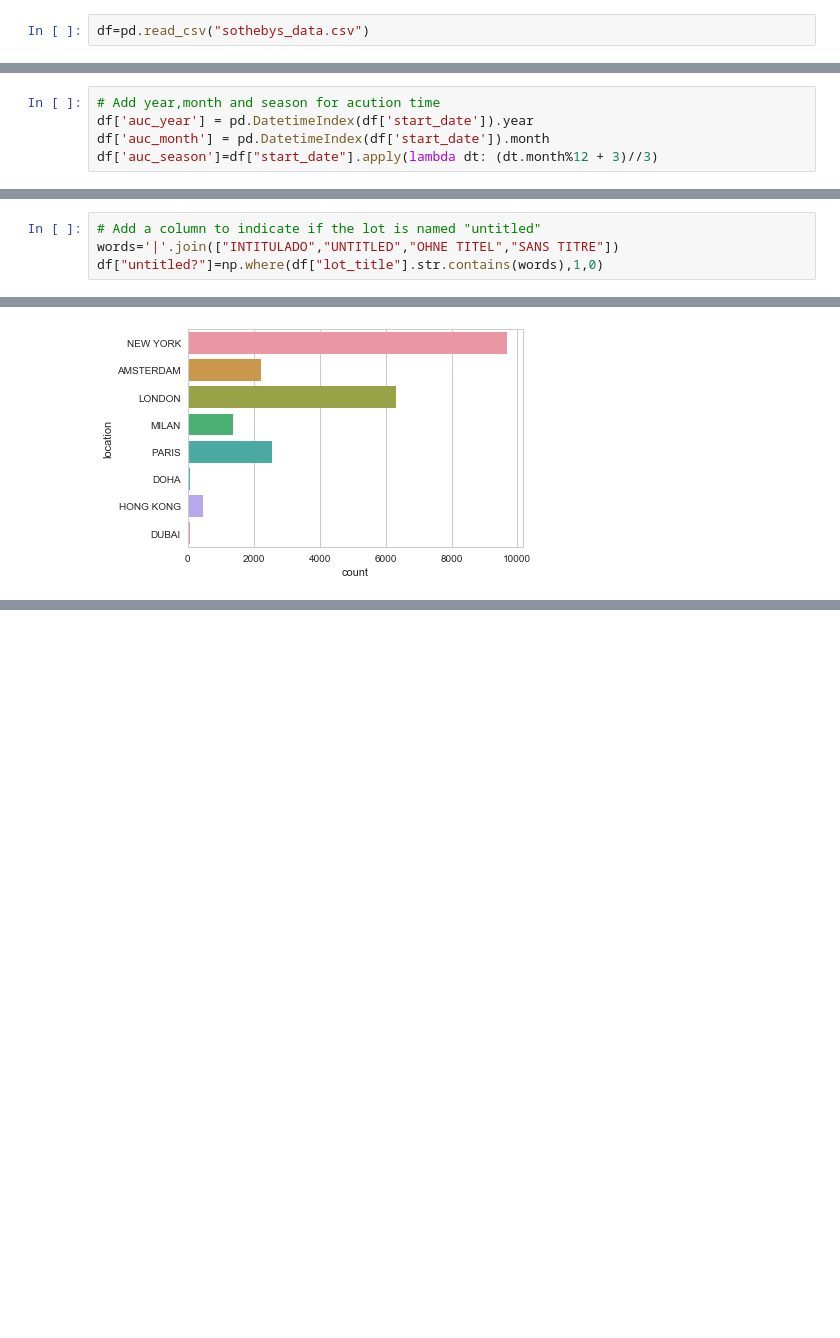
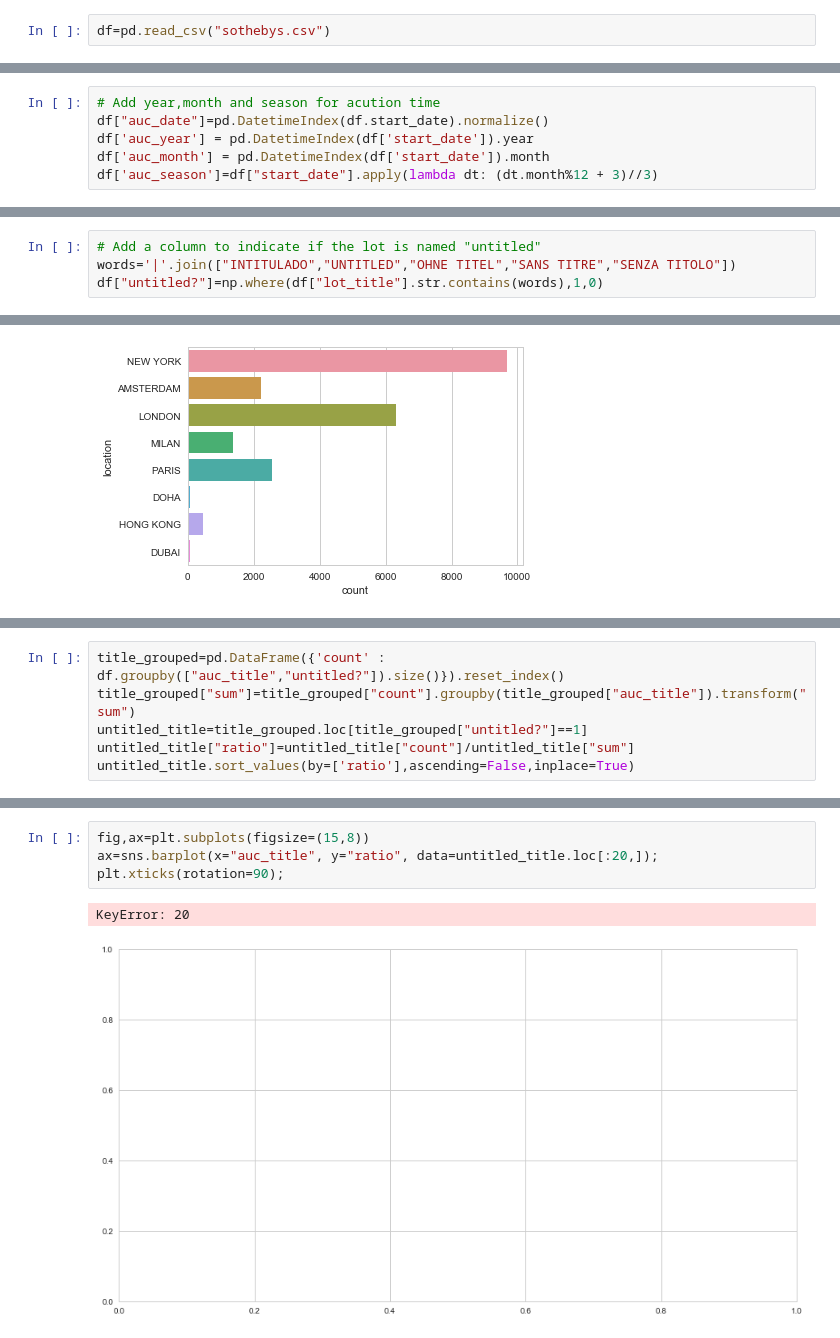
Before and after one commit to serenazzz/art-auction-visualization-project, a Jupyter notebook: Preprocessing.ipynb, the cells around one changed output, grey strips where cells are left out. Cells and saved outputs as stored; diff of their text form; blank space fills up the shorter version.

```diff
--- a/Preprocessing.ipynb
+++ b/Preprocessing.ipynb
@@ -8,7 +8,7 @@ sns.set_style("whitegrid")
 # %% [markdown]
 ## 1. Load Data
 # %%
-df=pd.read_csv("sothebys_data.csv")
+df=pd.read_csv("sothebys.csv")
 # %%
 df.shape
 # %% [output]
@@ -28,6 +28,7 @@ Therefore, we'll use $start\_date$ as the time that the auction occured going fo
 ## 2. Add Features
 # %%
 # Add year,month and season for acution time
+df["auc_date"]=pd.DatetimeIndex(df.start_date).normalize()
 df['auc_year'] = pd.DatetimeIndex(df['start_date']).year
 df['auc_month'] = pd.DatetimeIndex(df['start_date']).month
 df['auc_season']=df["start_date"].apply(lambda dt: (dt.month%12 + 3)//3)
@@ -38,6 +35,6 @@ df['auc_season']=df["start_date"].apply(lambda dt: (dt.month%12 + 3)//3)
 # %%
 # Add a column to indicate if the lot is named "untitled"
-words='|'.join(["INTITULADO","UNTITLED","OHNE TITEL","SANS TITRE"])
+words='|'.join(["INTITULADO","UNTITLED","OHNE TITEL","SANS TITRE","SENZA TITOLO"])
 df["untitled?"]=np.where(df["lot_title"].str.contains(words),1,0)
 # %%
 # Normalize "nth_in_auction" column by "auction_id" into 10 tiles
@@ -116,0 +143,6 @@ sns.countplot(y=df.location)
+# %%
+title_grouped=pd.DataFrame({'count' : df.groupby(["auc_title","untitled?"]).size()}).reset_index()
+title_grouped["sum"]=title_grouped["count"].groupby(title_grouped["auc_title"]).transform("sum")
+untitled_title=title_grouped.loc[title_grouped["untitled?"]==1]
+untitled_title["ratio"]=untitled_title["count"]/untitled_title["sum"]
+untitled_title.sort_values(by=['ratio'],ascending=False,inplace=True)
@@ -116,0 +180,7 @@ sns.countplot(y=df.location)
+# %%
+fig,ax=plt.subplots(figsize=(15,8))
+ax=sns.barplot(x="auc_title", y="ratio", data=untitled_title.loc[:20,]);
+plt.xticks(rotation=90);
+# %% [output]
+KeyError: 20
+[figure, added]
```
Also changed, not shown: parts of 10 cells of this notebook.
